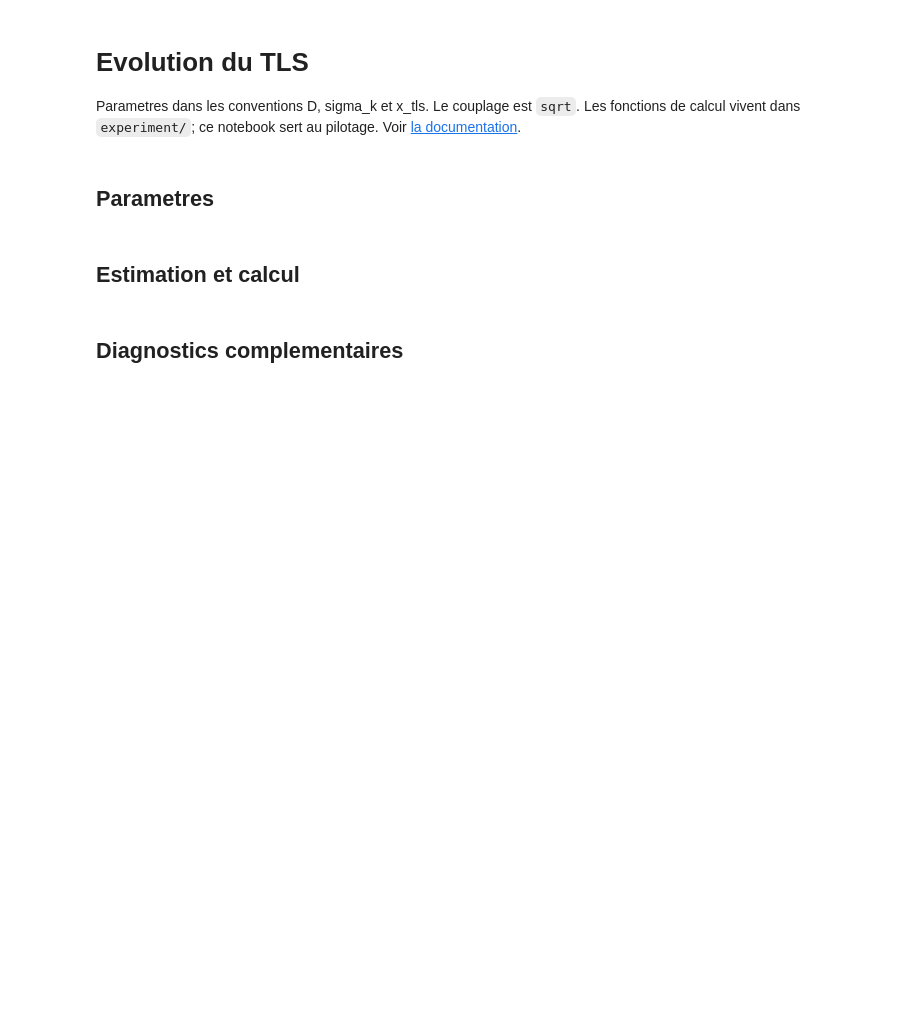
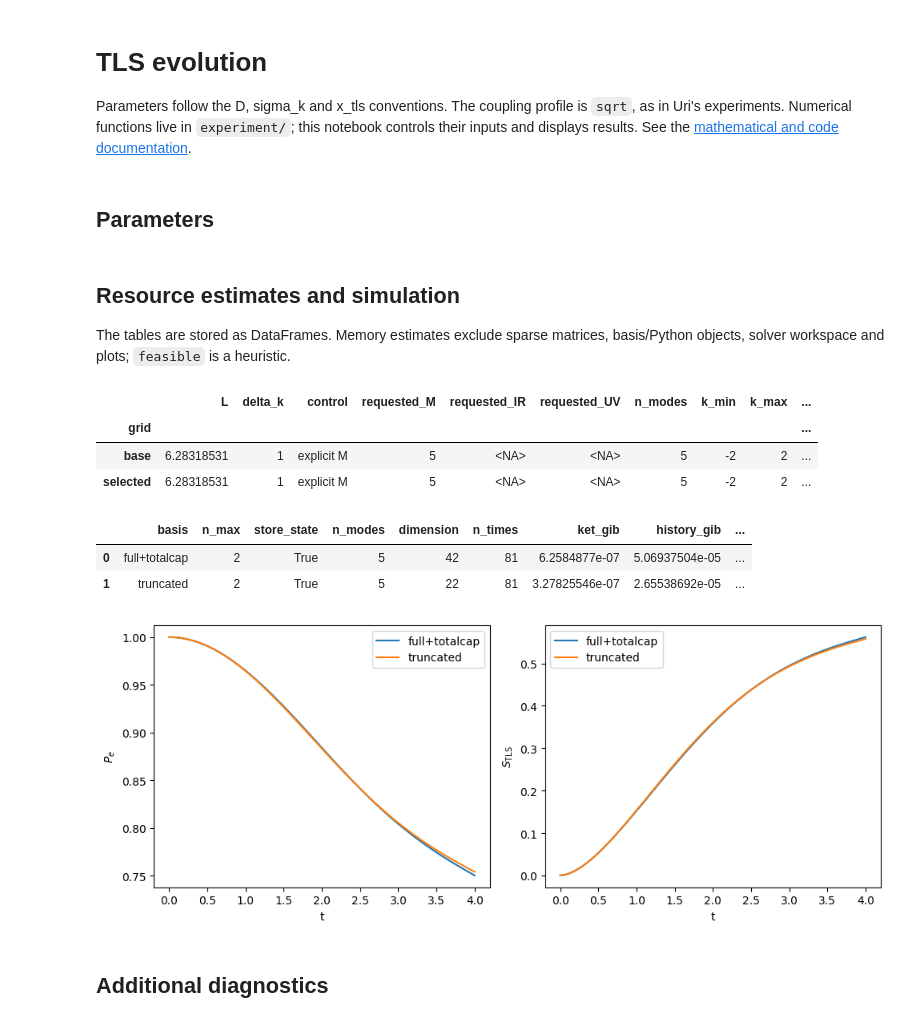
Before and after one commit to oriolpug/rabi-truncation, a Jupyter notebook: notebooks/atom_evolution.ipynb, the cells around one changed output. Drawn from its saved outputs; the diff is of its cells as text; code cells hidden in the pictures; blank space fills up the shorter version.

Commit message:
docstring in functions

```diff
--- a/notebooks/atom_evolution.ipynb
+++ b/notebooks/atom_evolution.ipynb
@@ -1,9 +1,9 @@
 # %% [markdown]
-# Evolution du TLS
+# TLS evolution
 
-Parametres dans les conventions D, sigma_k et x_tls. Le couplage est `sqrt`.
-Les fonctions de calcul vivent dans `experiment/`; ce notebook sert au pilotage.
-Voir [la documentation](../documentation/main.pdf).
+Parameters follow the D, sigma_k and x_tls conventions. The coupling profile is `sqrt`, as in Uri's experiments.
+Numerical functions live in `experiment/`; this notebook controls their inputs and displays results.
+See the [mathematical and code documentation](../documentation/main.pdf).
 # %%
 from pathlib import Path
 import sys
@@ -16,12 +16,17 @@ if str(ROOT) not in sys.path:
 
 from dataclasses import replace
 import numpy as np
+import pandas as pd
+from IPython.display import display
+
+# Keep small populations and norm drift visible; stored values retain full precision.
+pd.set_option('display.float_format', '{:.9g}'.format)
 import matplotlib.pyplot as plt
 from src.xp_config import ExperimentConfig
 from src.experiment import estimate_config
 from src.fidelities import fidelities_over_time
 # %% [markdown]
-## Parametres
+## Parameters
 # %%
 CTRL_M_EXPLICIT = True
 M = 5                         # Must be odd; k=0 is included.
@@ -40,20 +45,34 @@ config = ExperimentConfig(param_photon, param_atom, param_time_evol, cutoffs,
                           n_max=n_max, truncation=truncation, RWA=RWA,
                           CTRL_M_EXPLICIT=CTRL_M_EXPLICIT, M=M)
 # %% [markdown]
-## Estimation et calcul
+## Resource estimates and simulation
+
+The tables are stored as DataFrames. Memory estimates exclude sparse matrices, basis/Python objects, solver workspace and plots; `feasible` is a heuristic.
 # %%
 from experiment.atom_evolution import run_atom_evolution, plot_atom_evolution
 schemes = ('full+totalcap', 'truncated')
 config = replace(config, param_atom={**param_atom, 'initial_state': 'e'},
                  param_photon={**param_photon, 'n': 0})
-checks = [estimate_config(replace(config, truncation=s)) for s in schemes]
+checks = [estimate_config(replace(config, truncation=s), print_report=False) for s in schemes]
+grid_table = checks[0]['grid_table']
+resource_table = pd.concat([check['resource_table'] for check in checks], ignore_index=True)
+display(grid_table, resource_table)
 if not all(check['feasible'] for check in checks):
     raise MemoryError('Adjust the parameters after reviewing the resource estimates.')
 runs = run_atom_evolution(config, schemes)
 fig = plot_atom_evolution(runs)
 plt.show()
+# %% [output]
+|  | L | delta_k | control | requested_M | requested_IR | requested_UV | n_modes | k_min | k_max | ... |
+| grid |  |  |  |  |  |  |  |  |  | ... |
+| base | 6.28318531 | 1 | explicit M | 5 | <NA> | <NA> | 5 | -2 | 2 | ... |
+| selected | 6.28318531 | 1 | explicit M | 5 | <NA> | <NA> | 5 | -2 | 2 | ... |
+|  | basis | n_max | store_state | n_modes | dimension | n_times | ket_gib | history_gib | ... |
+| 0 | full+totalcap | 2 | True | 5 | 42 | 81 | 6.2584877e-07 | 5.06937504e-05 | ... |
+| 1 | truncated | 2 | True | 5 | 22 | 81 | 3.27825546e-07 | 2.65538692e-05 | ... |
+[figure, added]
 # %% [markdown]
-## Diagnostics complementaires
+## Additional diagnostics
 # %%
 F = fidelities_over_time(runs['truncated'], runs['full+totalcap'])
 fig, axes = plt.subplots(1, 2, figsize=(10, 4))
```
Also changed, not shown: parts of 1 cell of this notebook, 34 other files.
